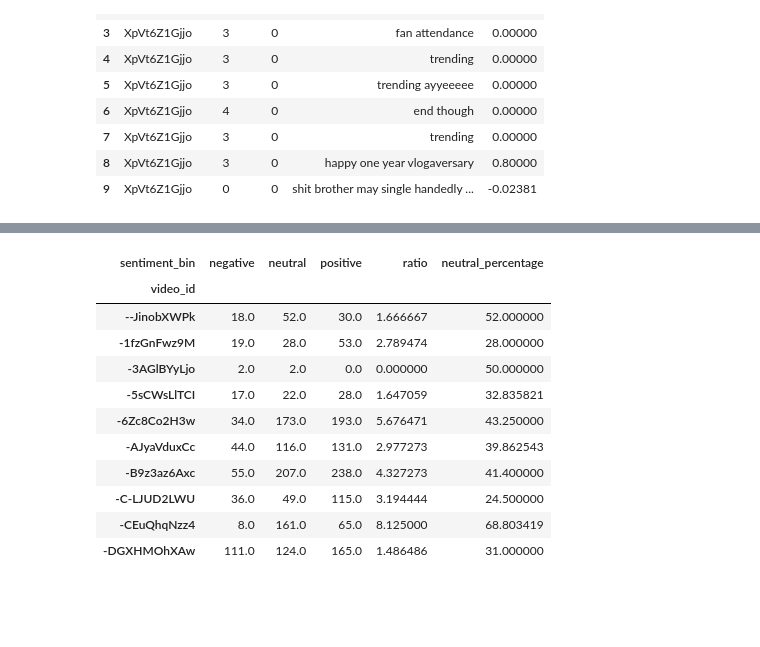
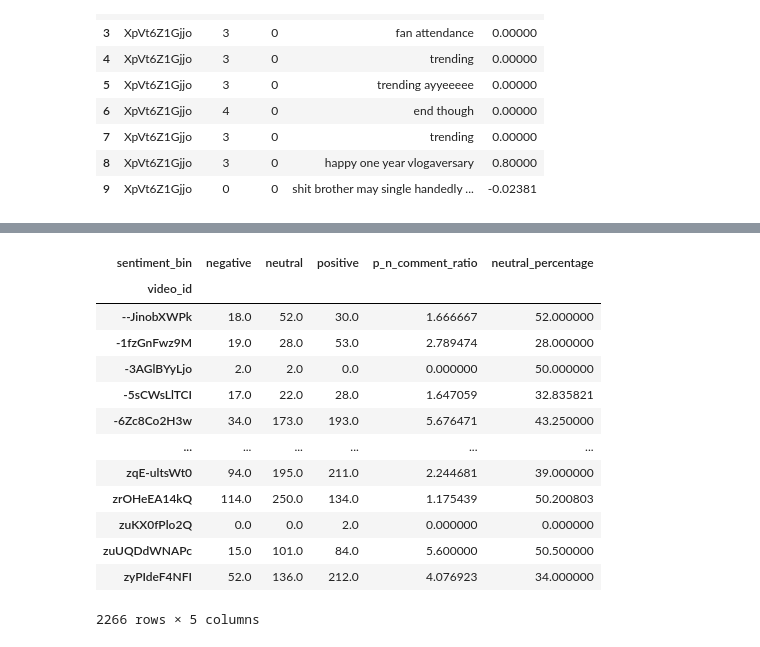
Before and after one commit to betanight/youtube_sentiment_analysis, a Jupyter notebook: notebooks/eda_analysis_fonz.ipynb, the cells around one changed output, grey strips where cells are left out. Saved outputs shown, nothing was run; the diff lists cells and outputs as text; code cells hidden in the pictures; blank space fills up the shorter version.

```diff
--- a/notebooks/eda_analysis_fonz.ipynb
+++ b/notebooks/eda_analysis_fonz.ipynb
@@ -265,8 +265,10 @@ comments.head(10)
 # %%
 # 2.Classify the sentiment based on polarity
 comments['sentiment_bin'] = comments['polarity'].apply(lambda x: 'positive' if x > 0 else ('negative' if x < 0 else 'neutral'))
-sentiment_share = comments.groupby('video_id')['sentiment_bin'].value_counts().unstack().fillna(0).head(20) # Display the sentiment counts for each video
+sentiment_share = comments.groupby('video_id')['sentiment_bin'].value_counts().unstack().fillna(0) # Display the sentiment counts for each video
 # %%
 # 3.Calculate Positive-to-Negative Ratio
-sentiment_share['ratio'] = sentiment_share['positive'] / sentiment_share['negative']
-sentiment_share.fillna(0, inplace=True)  # Handle cases where there are no negative comments
+sentiment_share['p_n_comment_ratio'] = sentiment_share['positive'] / sentiment_share['negative']
+# Replace inf and -inf with NaN
+sentiment_share['p_n_comment_ratio'].replace([np.inf, -np.inf], np.nan, inplace=True)
+sentiment_share['p_n_comment_ratio'].fillna(0, inplace=True) # Handle cases where there are no negative comments
@@ -275,18 +290,20 @@ sentiment_share.fillna(0, inplace=True)  # Handle cases where there are no negat
 # neutral percentage is used to help calculate the emoti0onal charge related to audience reaction.
 sentiment_share['neutral_percentage'] = (sentiment_share['neutral'] / (sentiment_share['positive'] + sentiment_share['negative'] + sentiment_share['neutral'])) * 100
 # %%
-sentiment_share.head(10)
+sentiment_share
 # %% [output]
-| sentiment_bin | negative | neutral | positive | ratio | neutral_percentage |
+| sentiment_bin | negative | neutral | positive | p_n_comment_ratio | neutral_percentage |
 | video_id |  |  |  |  |  |
 | --JinobXWPk | 18.0 | 52.0 | 30.0 | 1.666667 | 52.000000 |
 | -1fzGnFwz9M | 19.0 | 28.0 | 53.0 | 2.789474 | 28.000000 |
 | -3AGlBYyLjo | 2.0 | 2.0 | 0.0 | 0.000000 | 50.000000 |
 | -5sCWsLlTCI | 17.0 | 22.0 | 28.0 | 1.647059 | 32.835821 |
 | -6Zc8Co2H3w | 34.0 | 173.0 | 193.0 | 5.676471 | 43.250000 |
-| -AJyaVduxCc | 44.0 | 116.0 | 131.0 | 2.977273 | 39.862543 |
-| -B9z3az6Axc | 55.0 | 207.0 | 238.0 | 4.327273 | 41.400000 |
-| -C-LJUD2LWU | 36.0 | 49.0 | 115.0 | 3.194444 | 24.500000 |
-| -CEuQhqNzz4 | 8.0 | 161.0 | 65.0 | 8.125000 | 68.803419 |
-| -DGXHMOhXAw | 111.0 | 124.0 | 165.0 | 1.486486 | 31.000000 |
+| ... | ... | ... | ... | ... | ... |
+| zqE-ultsWt0 | 94.0 | 195.0 | 211.0 | 2.244681 | 39.000000 |
+| zrOHeEA14kQ | 114.0 | 250.0 | 134.0 | 1.175439 | 50.200803 |
+| zuKX0fPlo2Q | 0.0 | 0.0 | 2.0 | 0.000000 | 0.000000 |
+| zuUQDdWNAPc | 15.0 | 101.0 | 84.0 | 5.600000 | 50.500000 |
+| zyPIdeF4NFI | 52.0 | 136.0 | 212.0 | 4.076923 | 34.000000 |
+2266 rows × 5 columns
 # %%
```
Also changed, not shown: parts of 6 cells of this notebook.
